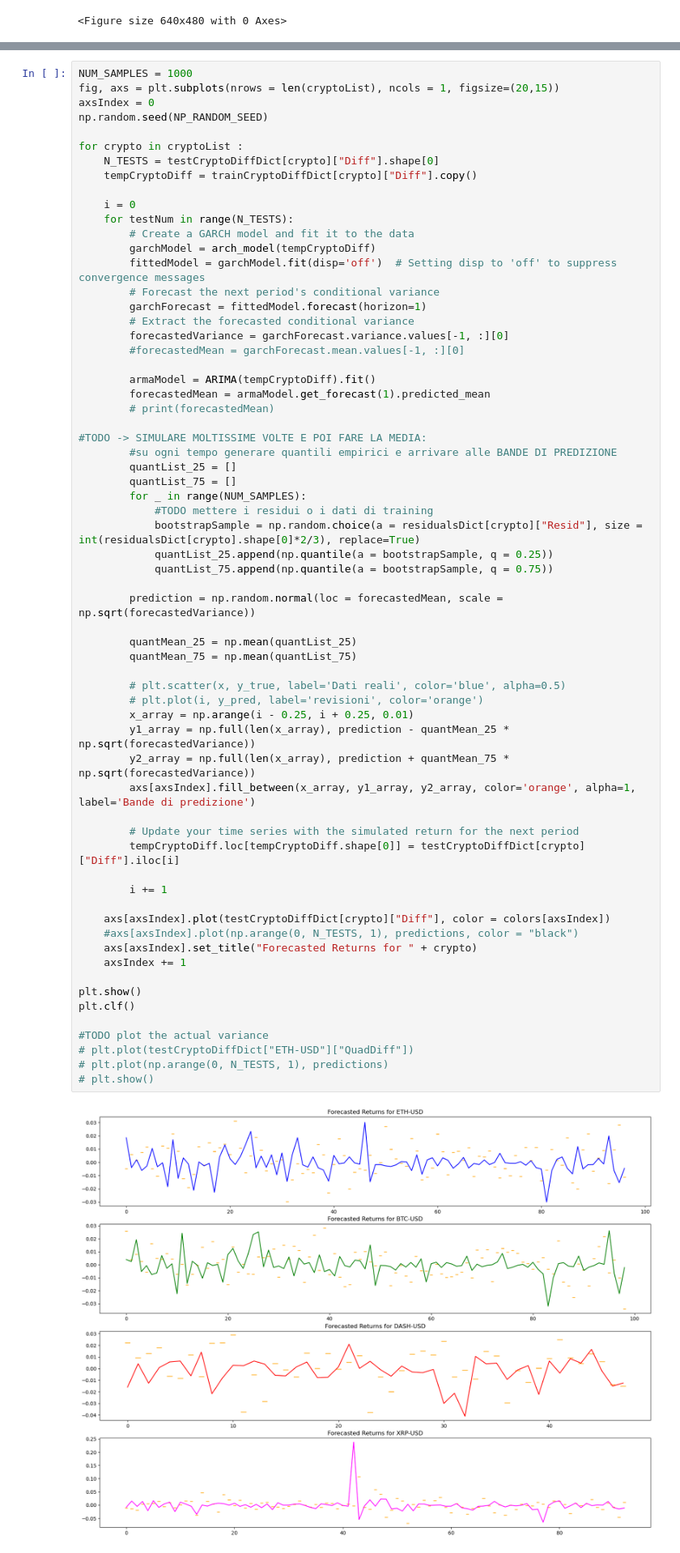
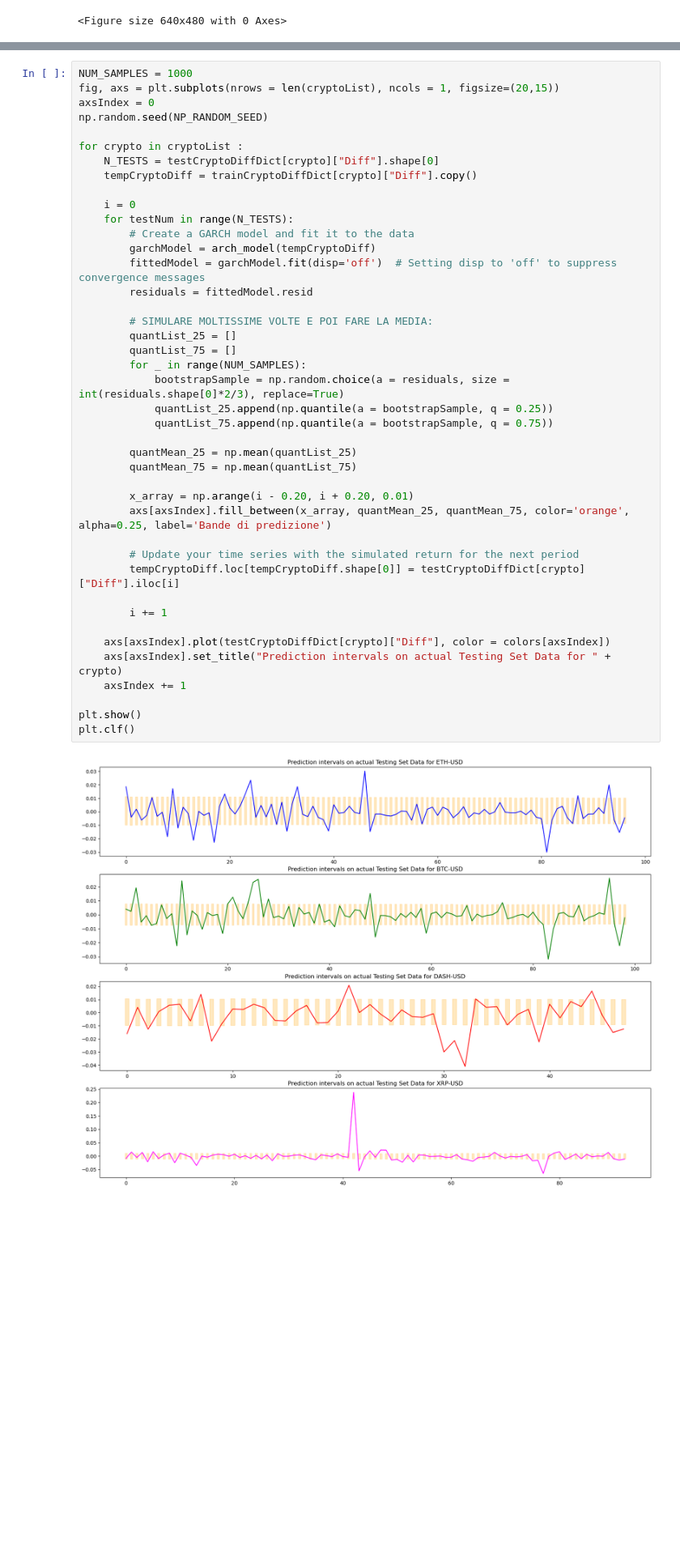
Before and after one commit to SimoneNicosanti/MPSMF_Project, a Jupyter notebook: Progetto.ipynb, the cells around one changed output, grey strips where cells are left out. Shown at 81% size. Cells and saved outputs as stored; diff of their text form; blank space fills up the shorter version.

Commit message:
bande di predizione corrette. Da ricontrollare :')
Co-authored-by: EdmondDantes <SimoneNicosanti@users.noreply.github.com>

```diff
--- a/Progetto.ipynb
+++ b/Progetto.ipynb
@@ -1419,60 +1407,38 @@ for crypto in cryptoList :
     N_TESTS = testCryptoDiffDict[crypto]["Diff"].shape[0]
     tempCryptoDiff = trainCryptoDiffDict[crypto]["Diff"].copy()
 
     i = 0
     for testNum in range(N_TESTS):
         # Create a GARCH model and fit it to the data
         garchModel = arch_model(tempCryptoDiff)
         fittedModel = garchModel.fit(disp='off')  # Setting disp to 'off' to suppress convergence messages
-        # Forecast the next period's conditional variance
-        garchForecast = fittedModel.forecast(horizon=1)
-        # Extract the forecasted conditional variance
-        forecastedVariance = garchForecast.variance.values[-1, :][0]
-        #forecastedMean = garchForecast.mean.values[-1, :][0]
+        residuals = fittedModel.resid
 
-        armaModel = ARIMA(tempCryptoDiff).fit()
-        forecastedMean = armaModel.get_forecast(1).predicted_mean
-        # print(forecastedMean)
-
-#TODO -> SIMULARE MOLTISSIME VOLTE E POI FARE LA MEDIA:
-        #su ogni tempo generare quantili empirici e arrivare alle BANDE DI PREDIZIONE
+        # SIMULARE MOLTISSIME VOLTE E POI FARE LA MEDIA:
         quantList_25 = []
         quantList_75 = []
         for _ in range(NUM_SAMPLES):
-            #TODO mettere i residui o i dati di training
-            bootstrapSample = np.random.choice(a = residualsDict[crypto]["Resid"], size = int(residualsDict[crypto].shape[0]*2/3), replace=True)
+            bootstrapSample = np.random.choice(a = residuals, size = int(residuals.shape[0]*2/3), replace=True)
             quantList_25.append(np.quantile(a = bootstrapSample, q = 0.25))
             quantList_75.append(np.quantile(a = bootstrapSample, q = 0.75))
-
-        prediction = np.random.normal(loc = forecastedMean, scale = np.sqrt(forecastedVariance))
 
         quantMean_25 = np.mean(quantList_25)
         quantMean_75 = np.mean(quantList_75)
 
-        # plt.scatter(x, y_true, label='Dati reali', color='blue', alpha=0.5)
-        # plt.plot(i, y_pred, label='revisioni', color='orange')
-        x_array = np.arange(i - 0.25, i + 0.25, 0.01)
-        y1_array = np.full(len(x_array), prediction - quantMean_25 * np.sqrt(forecastedVariance))
-        y2_array = np.full(len(x_array), prediction + quantMean_75 * np.sqrt(forecastedVariance))
-        axs[axsIndex].fill_between(x_array, y1_array, y2_array, color='orange', alpha=1, label='Bande di predizione')
+        x_array = np.arange(i - 0.20, i + 0.20, 0.01)
+        axs[axsIndex].fill_between(x_array, quantMean_25, quantMean_75, color='orange', alpha=0.25, label='Bande di predizione')
 
         # Update your time series with the simulated return for the next period
         tempCryptoDiff.loc[tempCryptoDiff.shape[0]] = testCryptoDiffDict[crypto]["Diff"].iloc[i]
 
         i += 1
 
     axs[axsIndex].plot(testCryptoDiffDict[crypto]["Diff"], color = colors[axsIndex])
-    #axs[axsIndex].plot(np.arange(0, N_TESTS, 1), predictions, color = "black")
-    axs[axsIndex].set_title("Forecasted Returns for " + crypto)
+    axs[axsIndex].set_title("Prediction intervals on actual Testing Set Data for " + crypto)
     axsIndex += 1
 
 plt.show()
 plt.clf()
-
-#TODO plot the actual variance
-# plt.plot(testCryptoDiffDict["ETH-USD"]["QuadDiff"])
-# plt.plot(np.arange(0, N_TESTS, 1), predictions)
-# plt.show()
 # %% [output]
-[figure, old version]
+[figure, new version]
 <Figure size 640x480 with 0 Axes>
```
Also changed, not shown: parts of 6 cells of this notebook.
